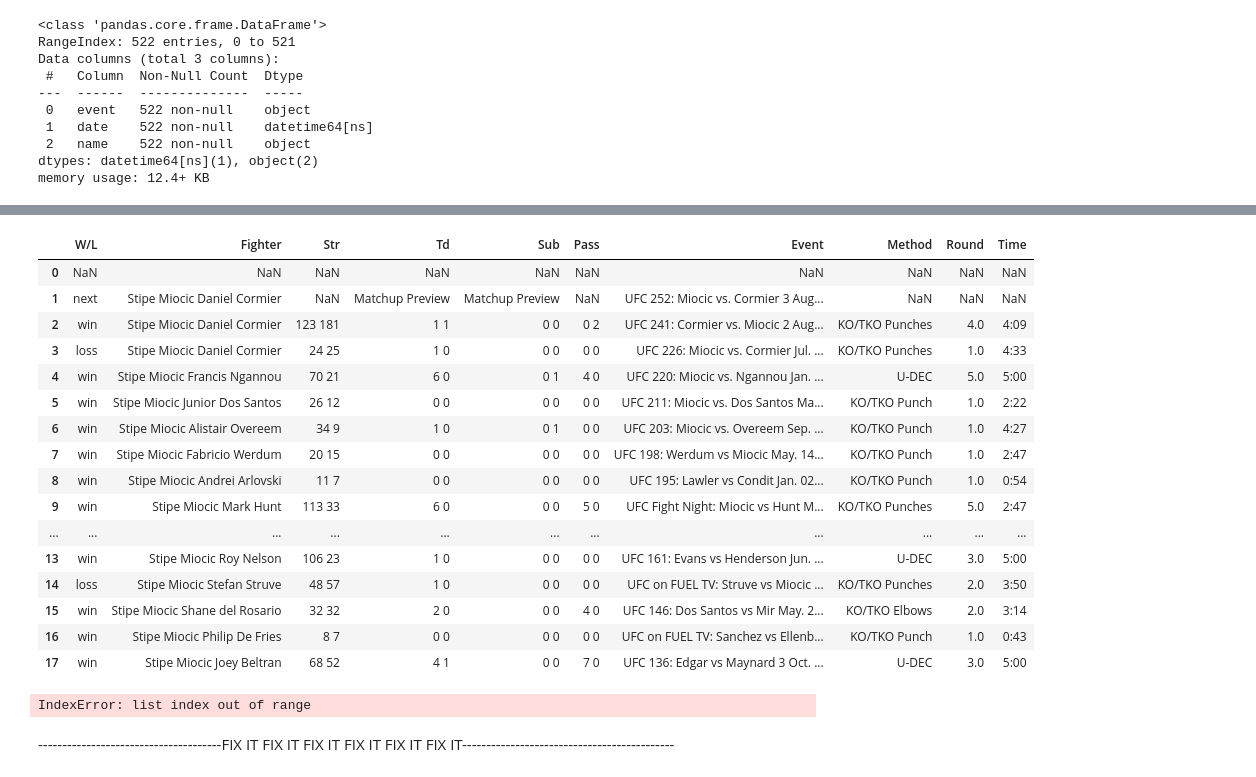
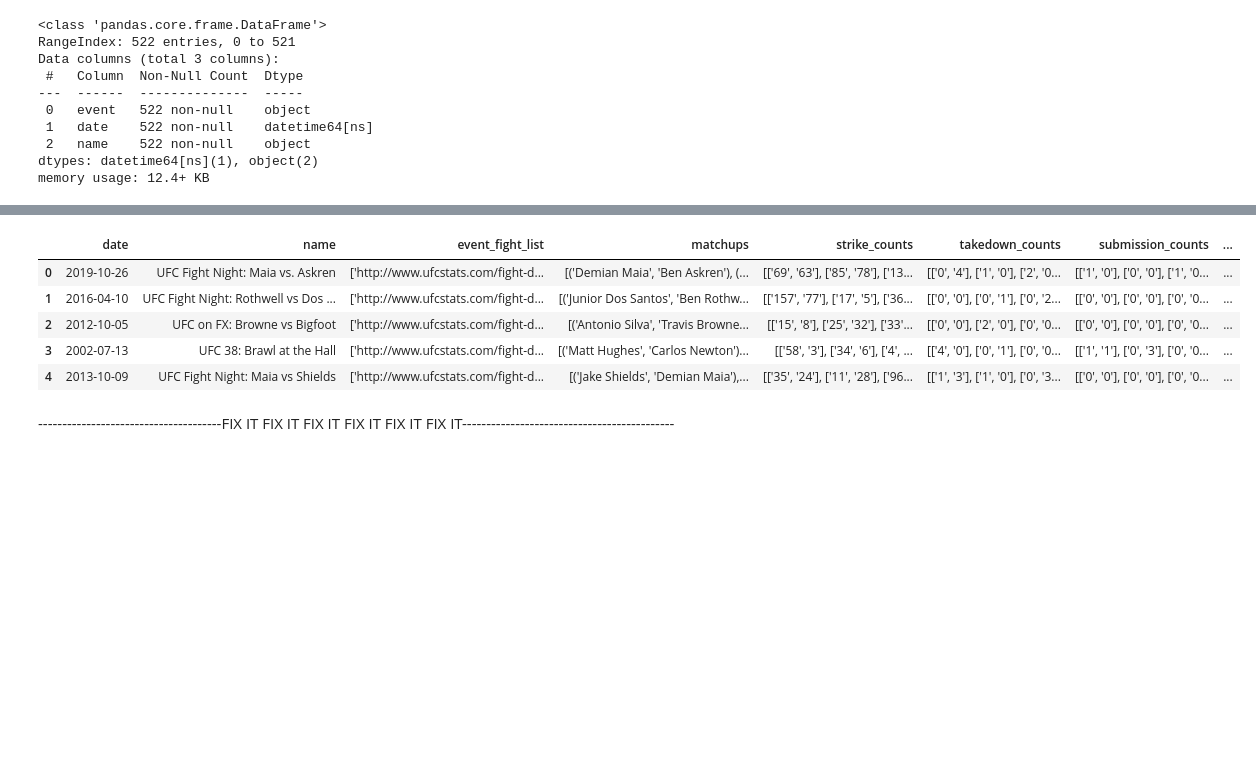
Before and after one commit to Neji128/Creating-a-SQL-Server-via-Web-Scrapping, a Jupyter notebook: Web_Scrapping.ipynb, the cells around one changed output, grey strips where cells are left out. Saved outputs shown, nothing was run; the diff lists cells and outputs as text; code cells hidden in the pictures; blank space fills up the shorter version.

```diff
--- a/Web_Scrapping.ipynb
+++ b/Web_Scrapping.ipynb
@@ -772,28 +764,15 @@ event_database_df
 event_database_df.to_csv('event_database_csv', index=False)
 # %%
 event_database_df = dd.read_csv('event_database_csv')
+# %%
+event_database_df.head()
+# %% [output]
+|  | date | name | event_fight_list | matchups | strike_counts | takedown_counts | submission_counts | ... |
+| 0 | 2019-10-26 | UFC Fight Night: Maia vs. Askren | ['http://www.ufcstats.com/fight-d... | [('Demian Maia', 'Ben Askren'), (... | [['69', '63'], ['85', '78'], ['13... | [['0', '4'], ['1', '0'], ['2', '0... | [['1', '0'], ['0', '0'], ['1', '0... | ... |
+| 1 | 2016-04-10 | UFC Fight Night: Rothwell vs Dos ... | ['http://www.ufcstats.com/fight-d... | [('Junior Dos Santos', 'Ben Rothw... | [['157', '77'], ['17', '5'], ['36... | [['0', '0'], ['0', '1'], ['0', '2... | [['0', '0'], ['0', '0'], ['0', '0... | ... |
+| 2 | 2012-10-05 | UFC on FX: Browne vs Bigfoot | ['http://www.ufcstats.com/fight-d... | [('Antonio Silva', 'Travis Browne... | [['15', '8'], ['25', '32'], ['33'... | [['0', '0'], ['2', '0'], ['0', '0... | [['0', '0'], ['0', '0'], ['0', '0... | ... |
+| 3 | 2002-07-13 | UFC 38: Brawl at the Hall | ['http://www.ufcstats.com/fight-d... | [('Matt Hughes', 'Carlos Newton')... | [['58', '3'], ['34', '6'], ['4', ... | [['4', '0'], ['0', '1'], ['0', '0... | [['1', '1'], ['0', '3'], ['0', '0... | ... |
+| 4 | 2013-10-09 | UFC Fight Night: Maia vs Shields | ['http://www.ufcstats.com/fight-d... | [('Jake Shields', 'Demian Maia'),... | [['35', '24'], ['11', '28'], ['96... | [['1', '3'], ['1', '0'], ['0', '3... | [['0', '0'], ['0', '0'], ['0', '0... | ... |
 # %%
 test = pd.read_html('http://www.ufcstats.com/fighter-details/d28dee5c705991df')
-test[0]
+test_df = test[0]
-# %% [output]
-|  | W/L | Fighter | Str | Td | Sub | Pass | Event | Method | Round | Time |
-| 0 | NaN | NaN | NaN | NaN | NaN | NaN | NaN | NaN | NaN | NaN |
-| 1 | next | Stipe Miocic Daniel Cormier | NaN | Matchup Preview | Matchup Preview | NaN | UFC 252: Miocic vs. Cormier 3 Aug... | NaN | NaN | NaN |
-| 2 | win | Stipe Miocic Daniel Cormier | 123 181 | 1 1 | 0 0 | 0 2 | UFC 241: Cormier vs. Miocic 2 Aug... | KO/TKO Punches | 4.0 | 4:09 |
-| 3 | loss | Stipe Miocic Daniel Cormier | 24 25 | 1 0 | 0 0 | 0 0 | UFC 226: Miocic vs. Cormier Jul. ... | KO/TKO Punches | 1.0 | 4:33 |
-| 4 | win | Stipe Miocic Francis Ngannou | 70 21 | 6 0 | 0 1 | 4 0 | UFC 220: Miocic vs. Ngannou Jan. ... | U-DEC | 5.0 | 5:00 |
-| 5 | win | Stipe Miocic Junior Dos Santos | 26 12 | 0 0 | 0 0 | 0 0 | UFC 211: Miocic vs. Dos Santos Ma... | KO/TKO Punch | 1.0 | 2:22 |
-| 6 | win | Stipe Miocic Alistair Overeem | 34 9 | 1 0 | 0 1 | 0 0 | UFC 203: Miocic vs. Overeem Sep. ... | KO/TKO Punch | 1.0 | 4:27 |
-| 7 | win | Stipe Miocic Fabricio Werdum | 20 15 | 0 0 | 0 0 | 0 0 | UFC 198: Werdum vs Miocic May. 14... | KO/TKO Punch | 1.0 | 2:47 |
-| 8 | win | Stipe Miocic Andrei Arlovski | 11 7 | 0 0 | 0 0 | 0 0 | UFC 195: Lawler vs Condit Jan. 02... | KO/TKO Punch | 1.0 | 0:54 |
-| 9 | win | Stipe Miocic Mark Hunt | 113 33 | 6 0 | 0 0 | 5 0 | UFC Fight Night: Miocic vs Hunt M... | KO/TKO Punches | 5.0 | 2:47 |
-| ... | ... | ... | ... | ... | ... | ... | ... | ... | ... | ... |
-| 13 | win | Stipe Miocic Roy Nelson | 106 23 | 1 0 | 0 0 | 0 0 | UFC 161: Evans vs Henderson Jun. ... | U-DEC | 3.0 | 5:00 |
-| 14 | loss | Stipe Miocic Stefan Struve | 48 57 | 1 0 | 0 0 | 0 0 | UFC on FUEL TV: Struve vs Miocic ... | KO/TKO Punches | 2.0 | 3:50 |
-| 15 | win | Stipe Miocic Shane del Rosario | 32 32 | 2 0 | 0 0 | 4 0 | UFC 146: Dos Santos vs Mir May. 2... | KO/TKO Elbows | 2.0 | 3:14 |
-| 16 | win | Stipe Miocic Philip De Fries | 8 7 | 0 0 | 0 0 | 0 0 | UFC on FUEL TV: Sanchez vs Ellenb... | KO/TKO Punch | 1.0 | 0:43 |
-| 17 | win | Stipe Miocic Joey Beltran | 68 52 | 4 1 | 0 0 | 7 0 | UFC 136: Edgar vs Maynard 3 Oct. ... | U-DEC | 3.0 | 5:00 |
-# %%
-test[1]
-# %% [output]
-IndexError: list index out of range
```
Also changed, not shown: parts of 16 cells of this notebook, 3 other files.
